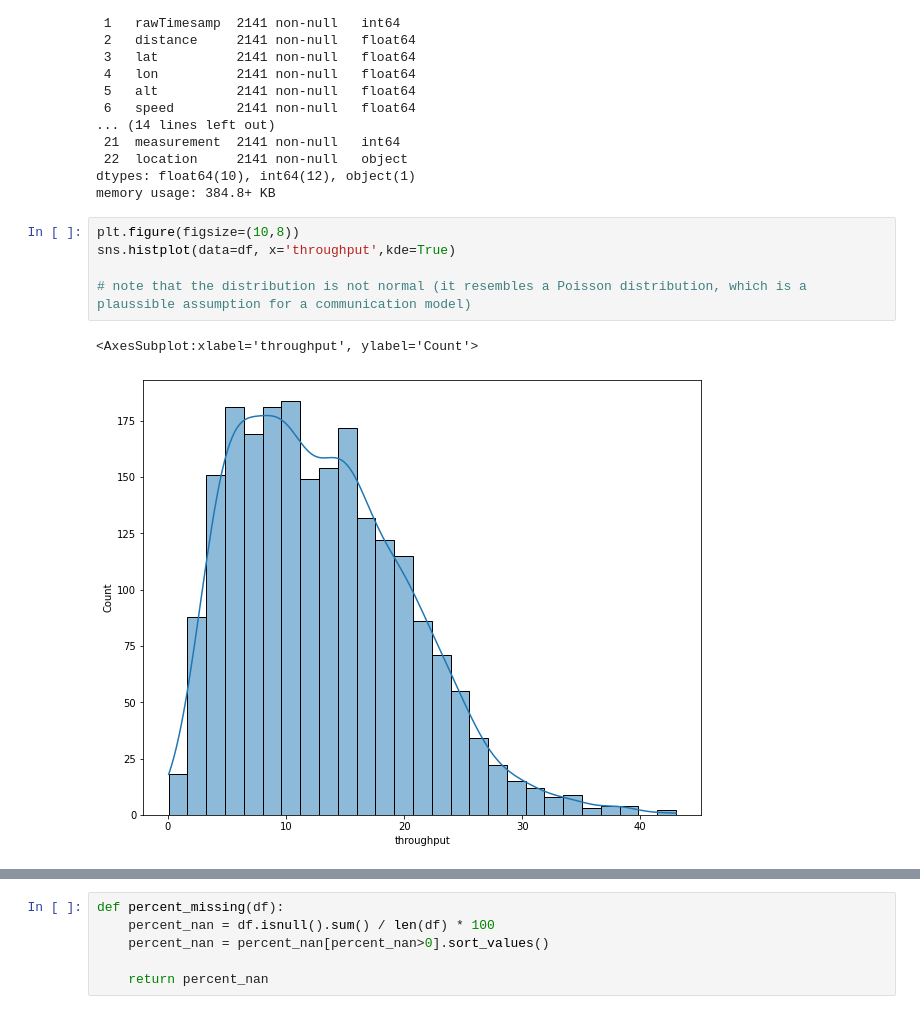
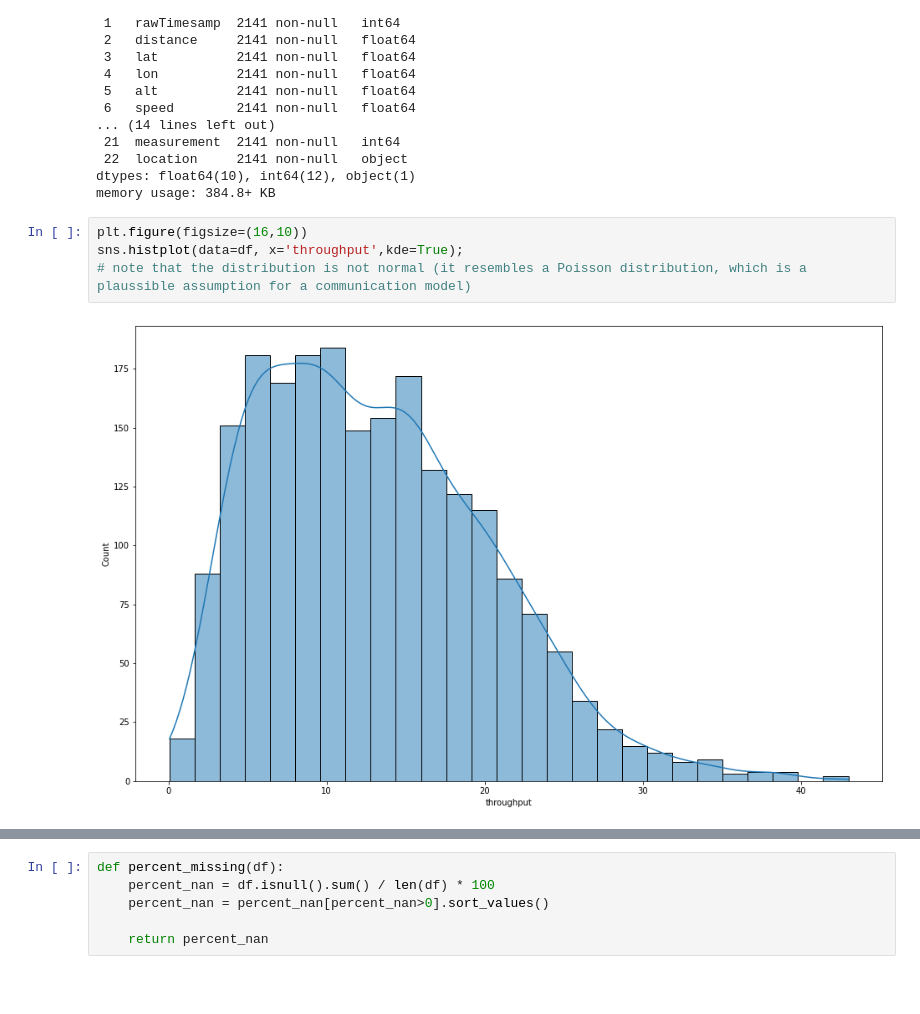
Before and after one commit to luiul/statistics-meets-logistics, a Jupyter notebook: project-w-data/dl-project.ipynb, the cells around one changed output, grey strips where cells are left out. Saved outputs shown, nothing was run; the diff lists cells and outputs as text; blank space fills up the shorter version.

```diff
--- a/project-w-data/dl-project.ipynb
+++ b/project-w-data/dl-project.ipynb
@@ -196,11 +220,9 @@ Data columns (total 23 columns):
 dtypes: float64(10), int64(12), object(1)
 memory usage: 384.8+ KB
 # %%
-plt.figure(figsize=(10,8))
-sns.histplot(data=df, x='throughput',kde=True)
-
+plt.figure(figsize=(16,10))
+sns.histplot(data=df, x='throughput',kde=True);
 # note that the distribution is not normal (it resembles a Poisson distribution, which is a plaussible assumption for a communication model)
 # %% [output]
-<AxesSubplot:xlabel='throughput', ylabel='Count'>
-[figure, old version]
+[figure, new version]
 # %%
```
Also changed, not shown: parts of 117 cells of this notebook, 11 other files.
